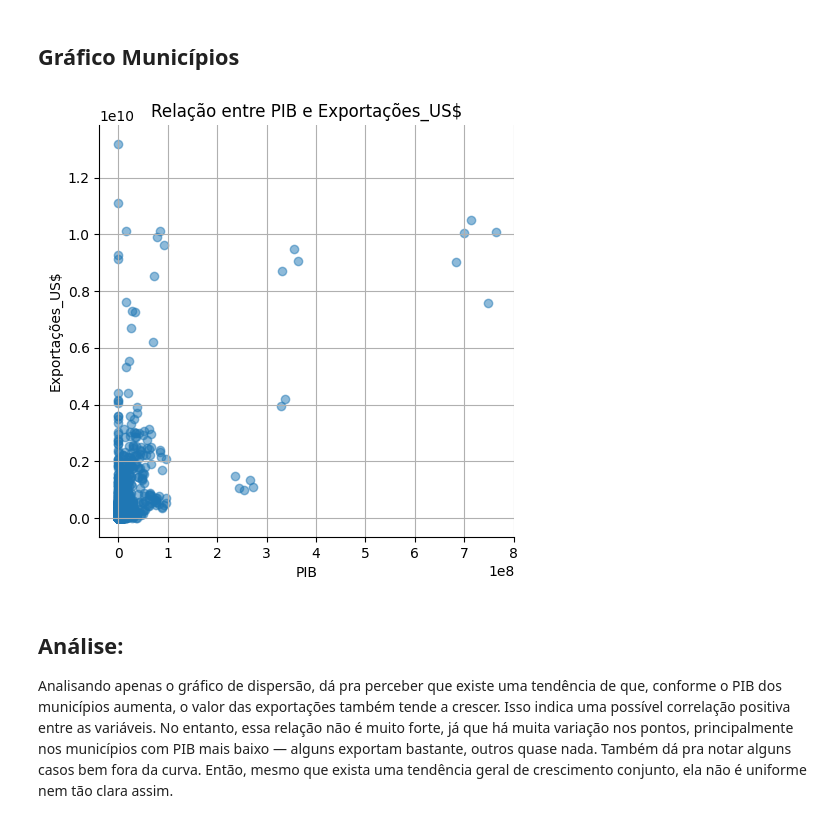
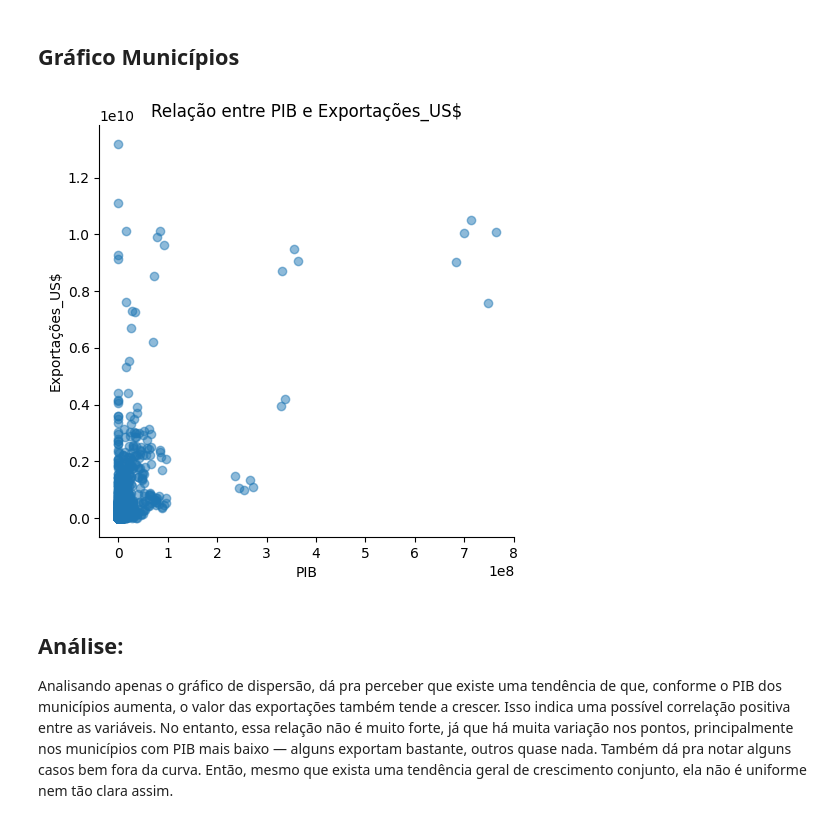
Before and after one commit to anaC-Fernandes/ProjetoDados, a Jupyter notebook: Notebooks/Dataset_Economia.ipynb, the cells around one changed output. Drawn from its saved outputs; the diff is of its cells as text; code cells hidden in the pictures.

```diff
--- a/Notebooks/Dataset_Economia.ipynb
+++ b/Notebooks/Dataset_Economia.ipynb
@@ -690,21 +705,21 @@ Com uma investigação dos dados, foi evidente a inexistencia de uma relação d
 # %%
 df_filtrado = df[['PIB', 'Exportacoes_US$']].dropna().copy()
 df_filtrado['PIB'] = pd.to_numeric(df_filtrado['PIB'], errors='coerce')
 df_filtrado['Exportacoes_US$'] = pd.to_numeric(df_filtrado['Exportacoes_US$'], errors='coerce')
 df_filtrado = df_filtrado.dropna().astype(int)
 
 x = df_filtrado['PIB']
 y = df_filtrado['Exportacoes_US$']
 
 # Remova a linha de regressão e o intervalo de confiança definindo fit_reg=False
 sns.lmplot(x='PIB', y='Exportacoes_US$', data=df_filtrado, scatter_kws={'alpha':0.5}, fit_reg=False)
 plt.title('Relação entre PIB e Exportações_US$')
 plt.xlabel('PIB')
 plt.ylabel('Exportações_US$')
-plt.grid(True)
+plt.grid(False)
 plt.show()
 # %% [output]
-[figure, old version]
+[figure, new version]
 # %% [markdown]
 ## Análise:
 Analisando apenas o gráfico de dispersão, dá pra perceber que existe uma tendência de que, conforme o PIB dos municípios aumenta, o valor das exportações também tende a crescer. Isso indica uma possível correlação positiva entre as variáveis. No entanto, essa relação não é muito forte, já que há muita variação nos pontos, principalmente nos municípios com PIB mais baixo — alguns exportam bastante, outros quase nada. Também dá pra notar alguns casos bem fora da curva. Então, mesmo que exista uma tendência geral de crescimento conjunto, ela não é uniforme nem tão clara assim.
```
Also changed, not shown: parts of 26 cells of this notebook.
